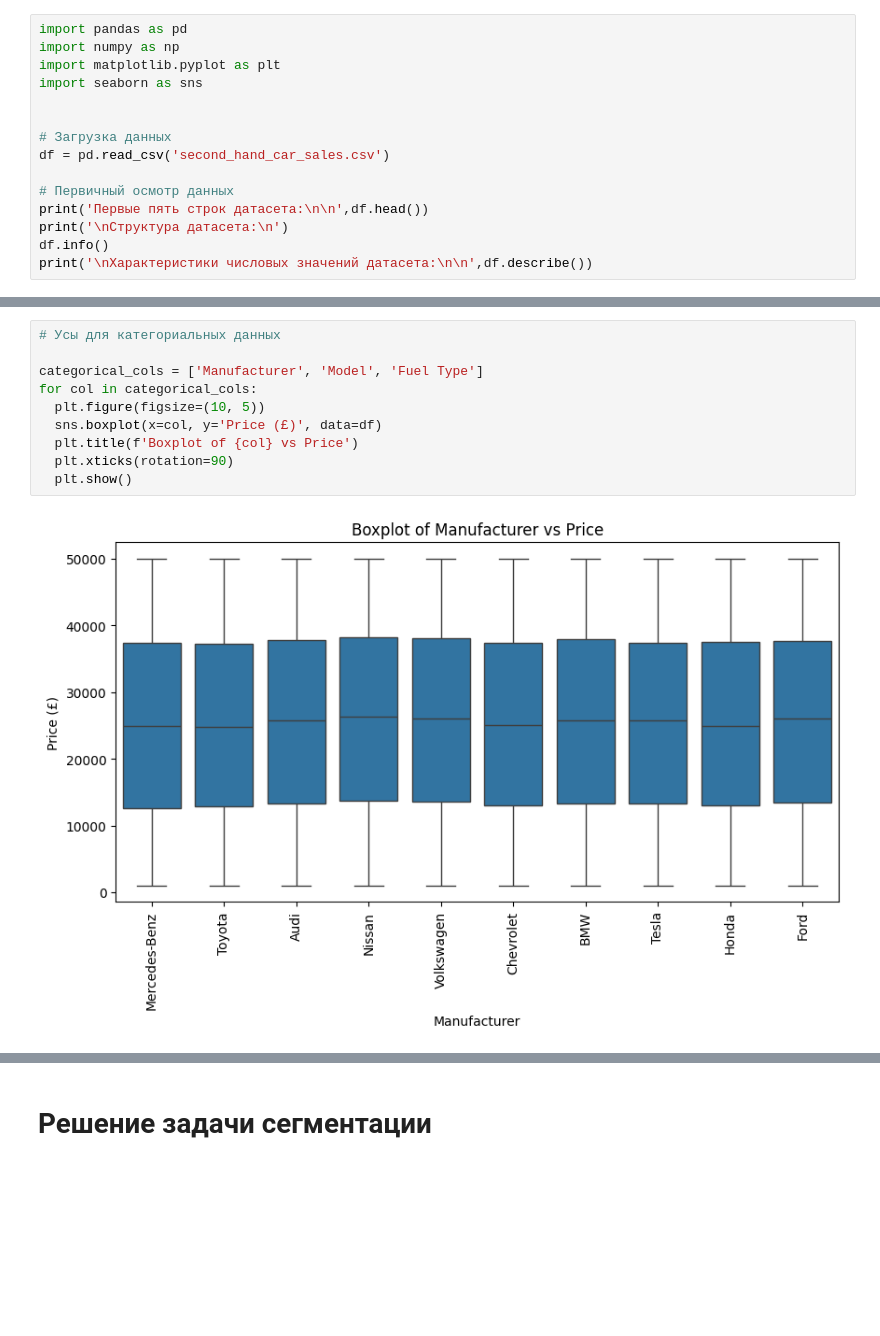
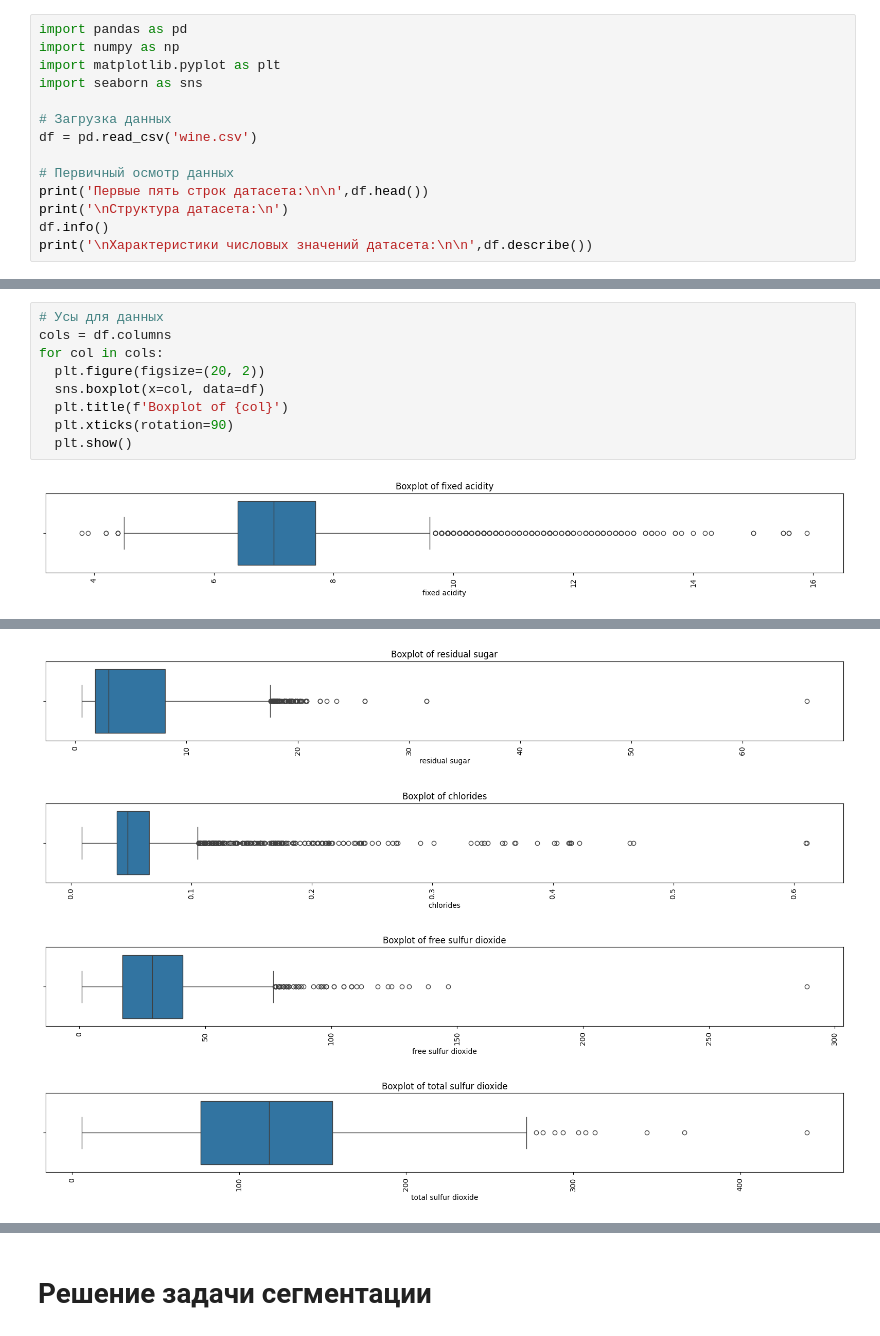
Before and after one commit to Olya-Skr/Belhard_courses, a Jupyter notebook: homework/hw6/dz6.ipynb, the cells around one changed output, grey strips where cells are left out. Drawn from its saved outputs; the diff is of its cells as text; blank space fills up the shorter version.

```diff
--- a/homework/hw6/dz6.ipynb
+++ b/homework/hw6/dz6.ipynb
@@ -6,9 +6,8 @@ import numpy as np
 import matplotlib.pyplot as plt
 import seaborn as sns
 
-
 # Загрузка данных
-df = pd.read_csv('second_hand_car_sales.csv')
+df = pd.read_csv('wine.csv')
 
 # Первичный осмотр данных
 print('Первые пять строк датасета:\n\n',df.head())
@@ -50,12 +35,11 @@ print('\nНаименование столбцов: \n',df.columns)
 # %%
-# Усы для категориальных данных
-
-categorical_cols = ['Manufacturer', 'Model', 'Fuel Type']
-for col in categorical_cols:
-  plt.figure(figsize=(10, 5))
-  sns.boxplot(x=col, y='Price (£)', data=df)
-  plt.title(f'Boxplot of {col} vs Price')
+# Усы для данных
+cols = df.columns
+for col in cols:
+  plt.figure(figsize=(20, 2))
+  sns.boxplot(x=col, data=df)
+  plt.title(f'Boxplot of {col}')
   plt.xticks(rotation=90)
   plt.show()
 # %% [output]
-[figure, old version]
+[figure, new version]
@@ -63,0 +48,4 @@ for col in categorical_cols:
+[figure, added]
+[figure, added]
+[figure, added]
+[figure, added]
```
Also changed, not shown: parts of 32 cells of this notebook, 8 other files.
